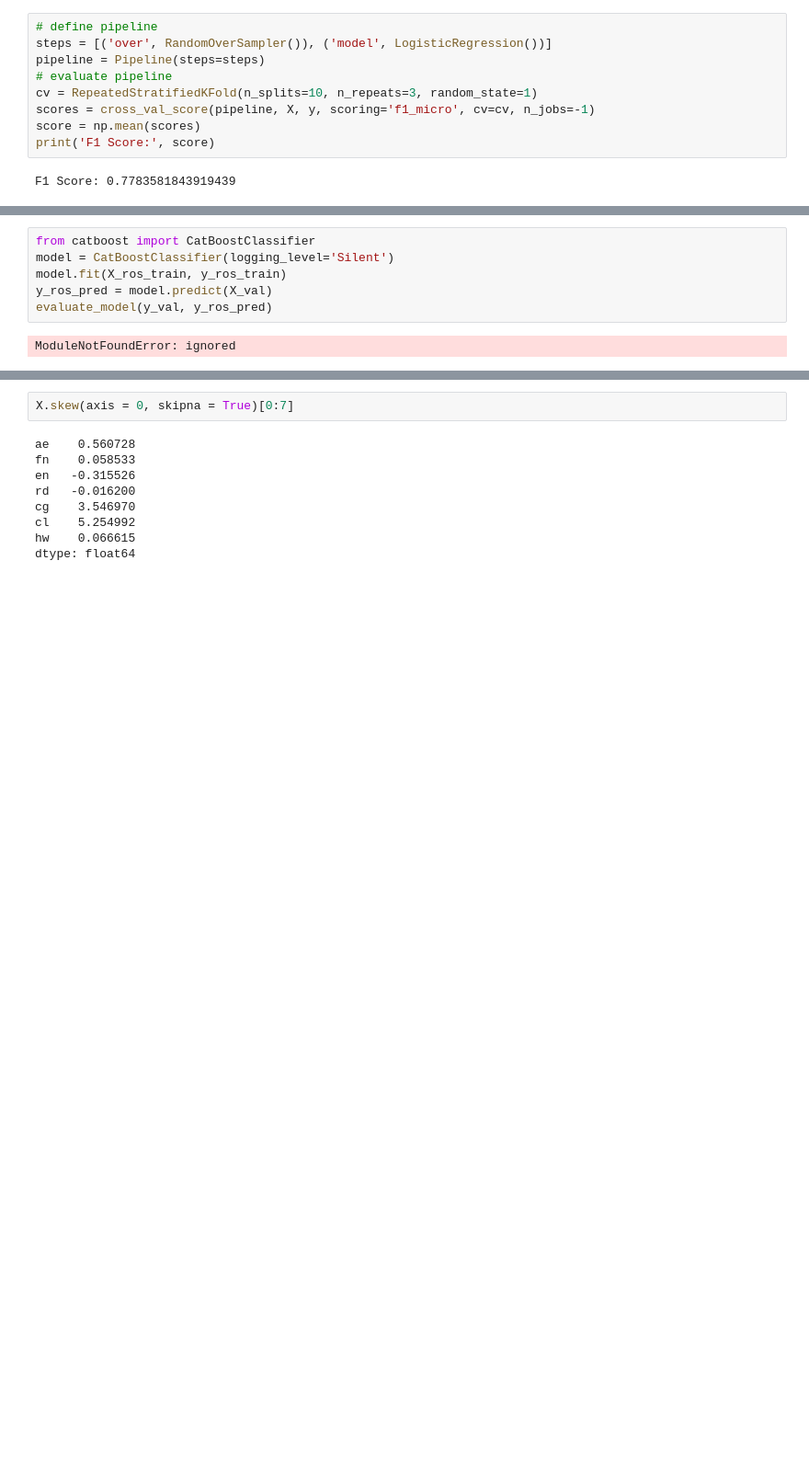
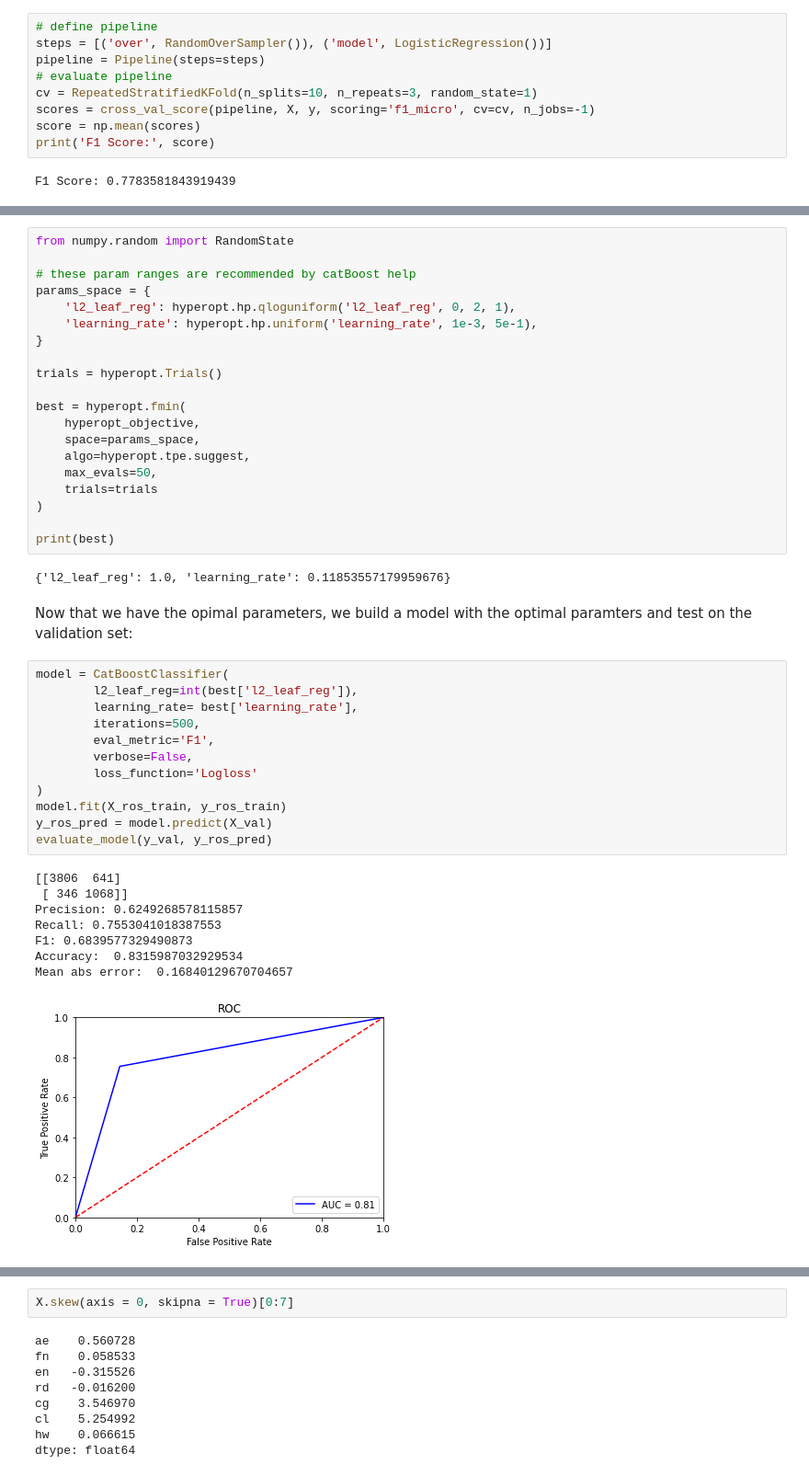
Before and after one commit to aminrigi/ml_notes, a Jupyter notebook: DS_task.ipynb, the cells around one changed output, grey strips where cells are left out. Shown: that part at 92% size. Saved outputs shown, nothing was run; the diff lists cells and outputs as text; blank space fills up the shorter version.

```diff
--- a/DS_task.ipynb
+++ b/DS_task.ipynb
@@ -616,8 +631,45 @@ F1 Score: 0.7783581843919439
+# %%
+from numpy.random import RandomState
+
+# these param ranges are recommended by catBoost help
+params_space = {
+    'l2_leaf_reg': hyperopt.hp.qloguniform('l2_leaf_reg', 0, 2, 1),
+    'learning_rate': hyperopt.hp.uniform('learning_rate', 1e-3, 5e-1),
+}
+
+trials = hyperopt.Trials()
+
+best = hyperopt.fmin(
+    hyperopt_objective,
+    space=params_space,
+    algo=hyperopt.tpe.suggest,
+    max_evals=50,
+    trials=trials
+)
+
+print(best)
+# %% [output]
+{'l2_leaf_reg': 1.0, 'learning_rate': 0.11853557179959676}
+# %% [markdown]
+Now that we have the opimal parameters, we build a model with the optimal paramters and test on the validation set:
 # %%
-from catboost import CatBoostClassifier
-model = CatBoostClassifier(logging_level='Silent')
+model = CatBoostClassifier(
+        l2_leaf_reg=int(best['l2_leaf_reg']),
+        learning_rate= best['learning_rate'],
+        iterations=500,
+        eval_metric='F1',
+        verbose=False,
+        loss_function='Logloss'
+)
 model.fit(X_ros_train, y_ros_train)
 y_ros_pred = model.predict(X_val)
 evaluate_model(y_val, y_ros_pred)
 # %% [output]
-ModuleNotFoundError: ignored
+[[3806  641]
+ [ 346 1068]]
+Precision: 0.6249268578115857
+Recall: 0.7553041018387553
+F1: 0.6839577329490873
+Accuracy:  0.8315987032929534
+Mean abs error:  0.16840129670704657
+[figure, added]
```
Also changed, not shown: parts of 26 cells of this notebook.
